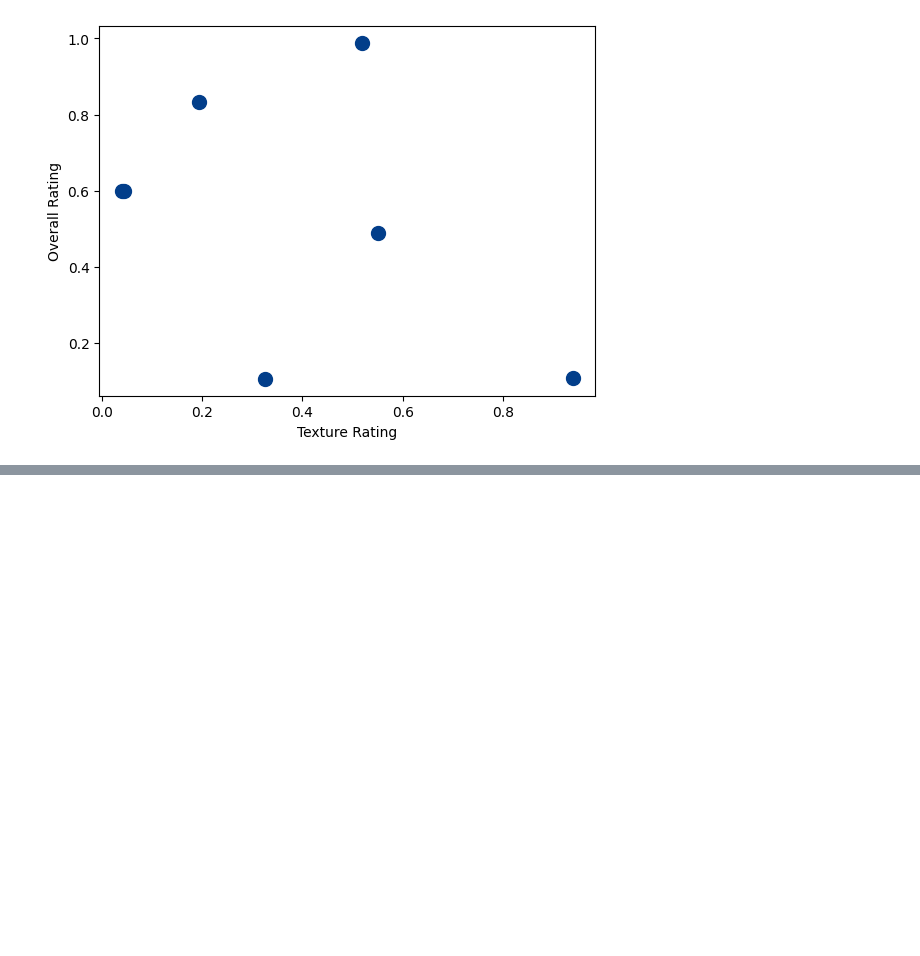
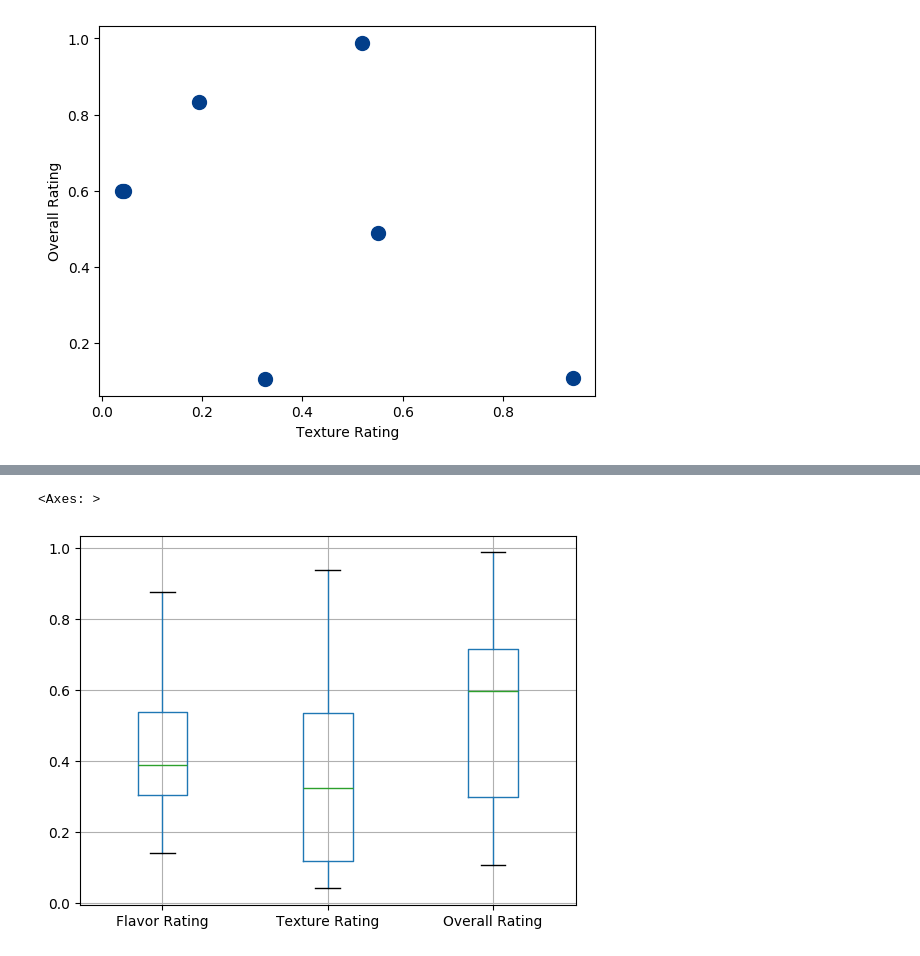
Before and after one commit to shivakumar-aitharaju/Python_Libraries, a Jupyter notebook: Pandas/Pandas_Visualization.ipynb, the cells around one changed output, grey strips where cells are left out. Cells and saved outputs as stored; diff of their text form; code cells hidden in the pictures; blank space fills up the shorter version.

```diff
--- a/Pandas/Pandas_Visualization.ipynb
+++ b/Pandas/Pandas_Visualization.ipynb
@@ -44,0 +55,5 @@ df.plot.scatter(x='Texture Rating', y = 'Overall Rating', s= 100, c='#023e8a' )
+# %%
+df.boxplot()
+# %% [output]
+<Axes: >
+[figure, added]
```
Also changed, not shown: parts of 7 cells of this notebook, 7 other files.
